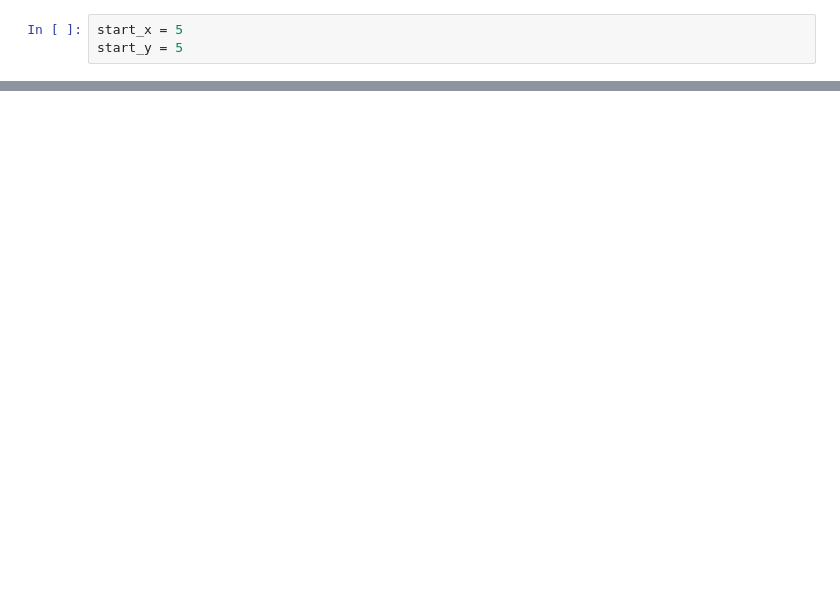
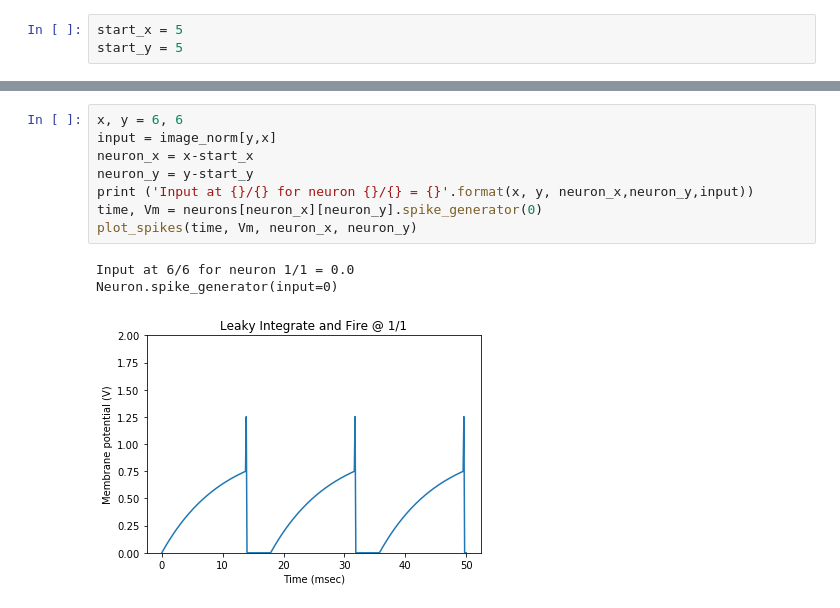
Before and after one commit to markstrefford/STDP-Based-Visual-Feature-Learning, a Jupyter notebook: 035.ipynb, the cells around one changed output, grey strips where cells are left out. Saved outputs shown, nothing was run; the diff lists cells and outputs as text; blank space fills up the shorter version.

```diff
--- a/035.ipynb
+++ b/035.ipynb
@@ -259,0 +295,12 @@ Input at 5/10 = 0.0
+# %%
+x, y = 6, 6
+input = image_norm[y,x]
+neuron_x = x-start_x
+neuron_y = y-start_y
+print ('Input at {}/{} for neuron {}/{} = {}'.format(x, y, neuron_x,neuron_y,input))
+time, Vm = neurons[neuron_x][neuron_y].spike_generator(0)
+plot_spikes(time, Vm, neuron_x, neuron_y)
+# %% [output]
+Input at 6/6 for neuron 1/1 = 0.0
+Neuron.spike_generator(input=0)
+[figure, added]
```
Also changed, not shown: parts of 12 cells of this notebook, 1 other file.
